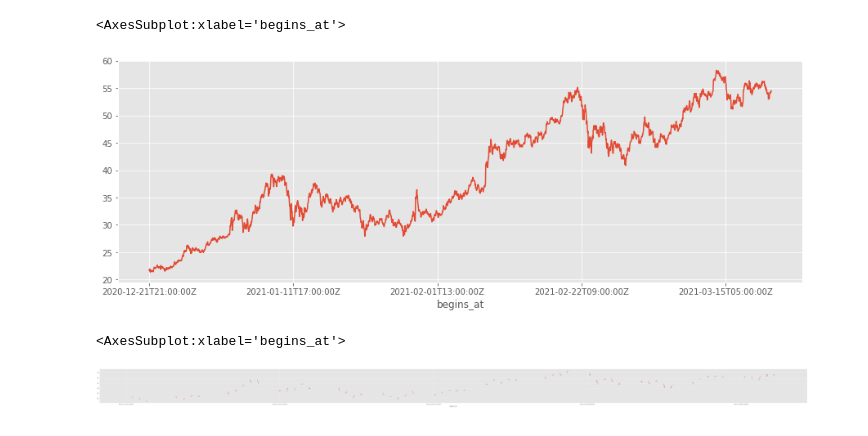
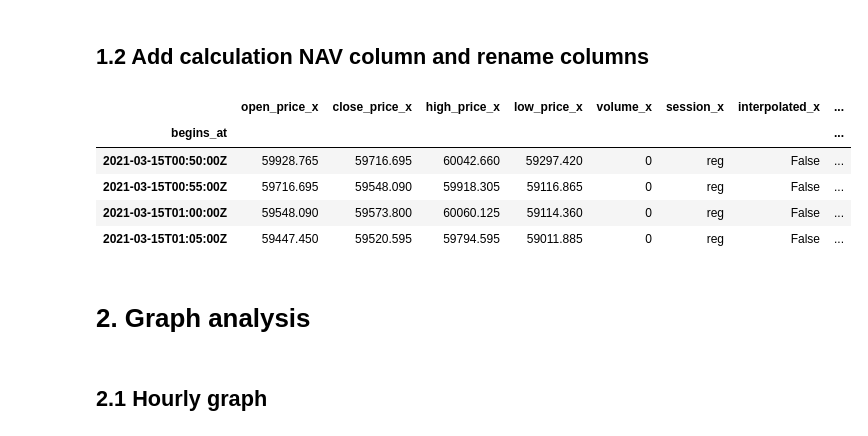
Before and after one commit to wcAlex/Stock-Analysis, a Jupyter notebook: analysis/code/Trend Analysis.ipynb, the cells around one changed output. Drawn from its saved outputs; the diff is of its cells as text; code cells hidden in the pictures.

```diff
--- a/analysis/code/Trend Analysis.ipynb
+++ b/analysis/code/Trend Analysis.ipynb
@@ -41,13 +42,31 @@ df[:4]
-# %%
-# btc hourly price history graph (2020-12 / 2021-3)
-df["nav"].plot()
-# %% [output]
-<AxesSubplot:xlabel='begins_at'>
-[figure, removed]
-# %%
-# btc hourly price history graph (2020-12 / 2021-3)
-
-df["open_price_y"].plot(figsize=(100, 5))
-# %% [output]
-<AxesSubplot:xlabel='begins_at'>
-[figure, removed]
+# %% [markdown]
+## 1.2 Add calculation NAV column and rename columns
+# %%
+# add btc nav per share column
+btc_per_share = 0.00094607
+
+df_hourly = df_hourly.rename(columns={"open_price_y": "gbtc_open_price", "close_price_y": "gbtc_close_price", "high_price_y": "gbtc_high_price", "low_price_y": "gbtc_low_price", "volume_y": "gbtc_volume"})
+df_hourly["nav_open_price"] = df_hourly["open_price_x"] * btc_per_share
+df_hourly["nav_close_price"] = df_hourly["close_price_x"] * btc_per_share
+df_hourly["nav_high_price"] = df_hourly["high_price_x"] * btc_per_share
+df_hourly["nav_low_price"] = df_hourly["low_price_x"] * btc_per_share
+#df_hourly[:3]
+
+df_5min = df_5min.rename(columns={"open_price_y": "gbtc_open_price", "close_price_y": "gbtc_close_price", "high_price_y": "gbtc_high_price", "low_price_y": "gbtc_low_price", "volume_y": "gbtc_volume"})
+df_5min["nav_open_price"] = df_5min["open_price_x"] * btc_per_share
+df_5min["nav_close_price"] = df_5min["close_price_x"] * btc_per_share
+df_5min["nav_high_price"] = df_5min["high_price_x"] * btc_per_share
+df_5min["nav_low_price"] = df_5min["low_price_x"] * btc_per_share
+
+df_5min[:4]
+# %% [output]
+|  | open_price_x | close_price_x | high_price_x | low_price_x | volume_x | session_x | interpolated_x | ... |
+| begins_at |  |  |  |  |  |  |  | ... |
+| 2021-03-15T00:50:00Z | 59928.765 | 59716.695 | 60042.660 | 59297.420 | 0 | reg | False | ... |
+| 2021-03-15T00:55:00Z | 59716.695 | 59548.090 | 59918.305 | 59116.865 | 0 | reg | False | ... |
+| 2021-03-15T01:00:00Z | 59548.090 | 59573.800 | 60060.125 | 59114.360 | 0 | reg | False | ... |
+| 2021-03-15T01:05:00Z | 59447.450 | 59520.595 | 59794.595 | 59011.885 | 0 | reg | False | ... |
+# %% [markdown]
+# 2. Graph analysis
+# %% [markdown]
+## 2.1 Hourly graph
```
Also changed, not shown: parts of 11 cells of this notebook, 5 other files.
